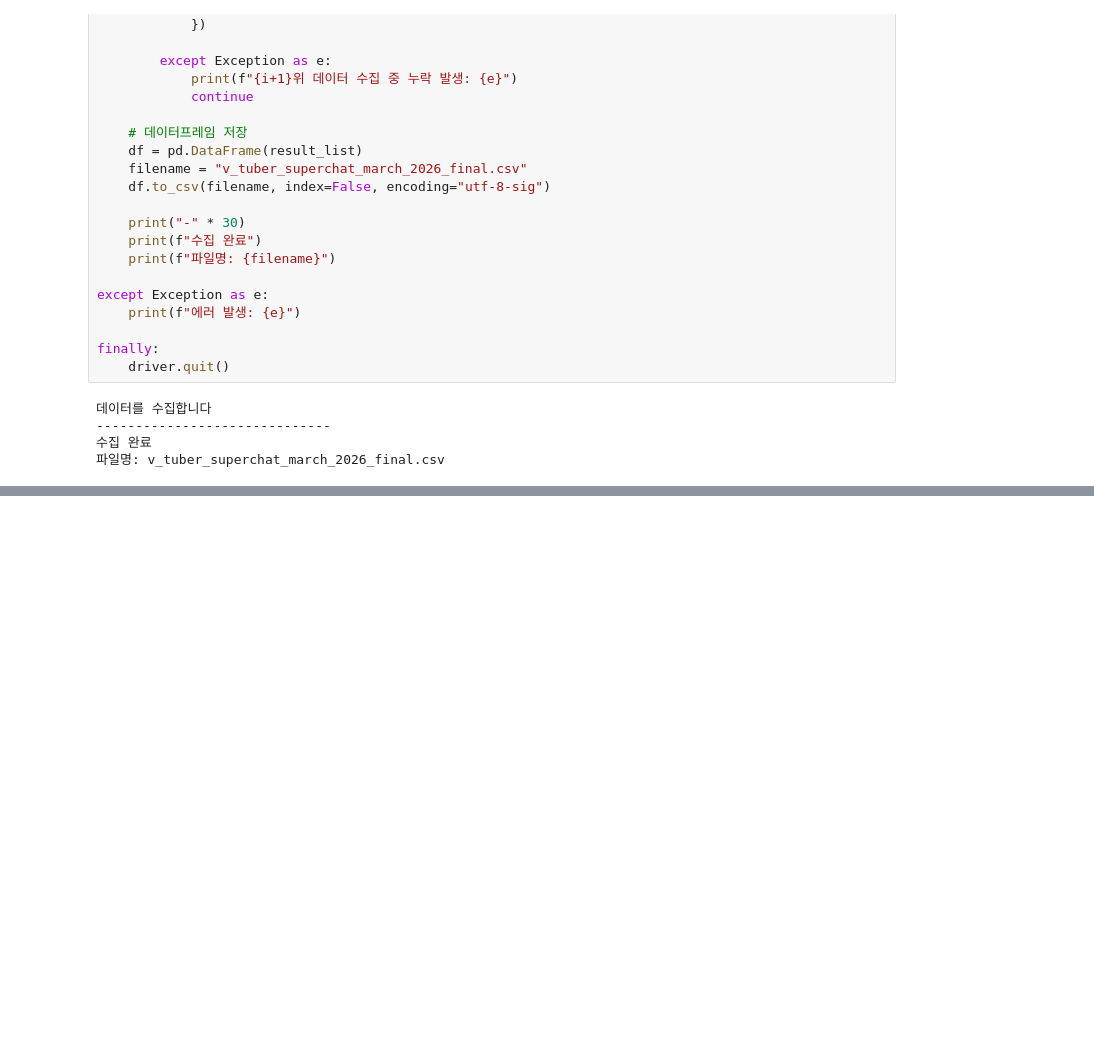
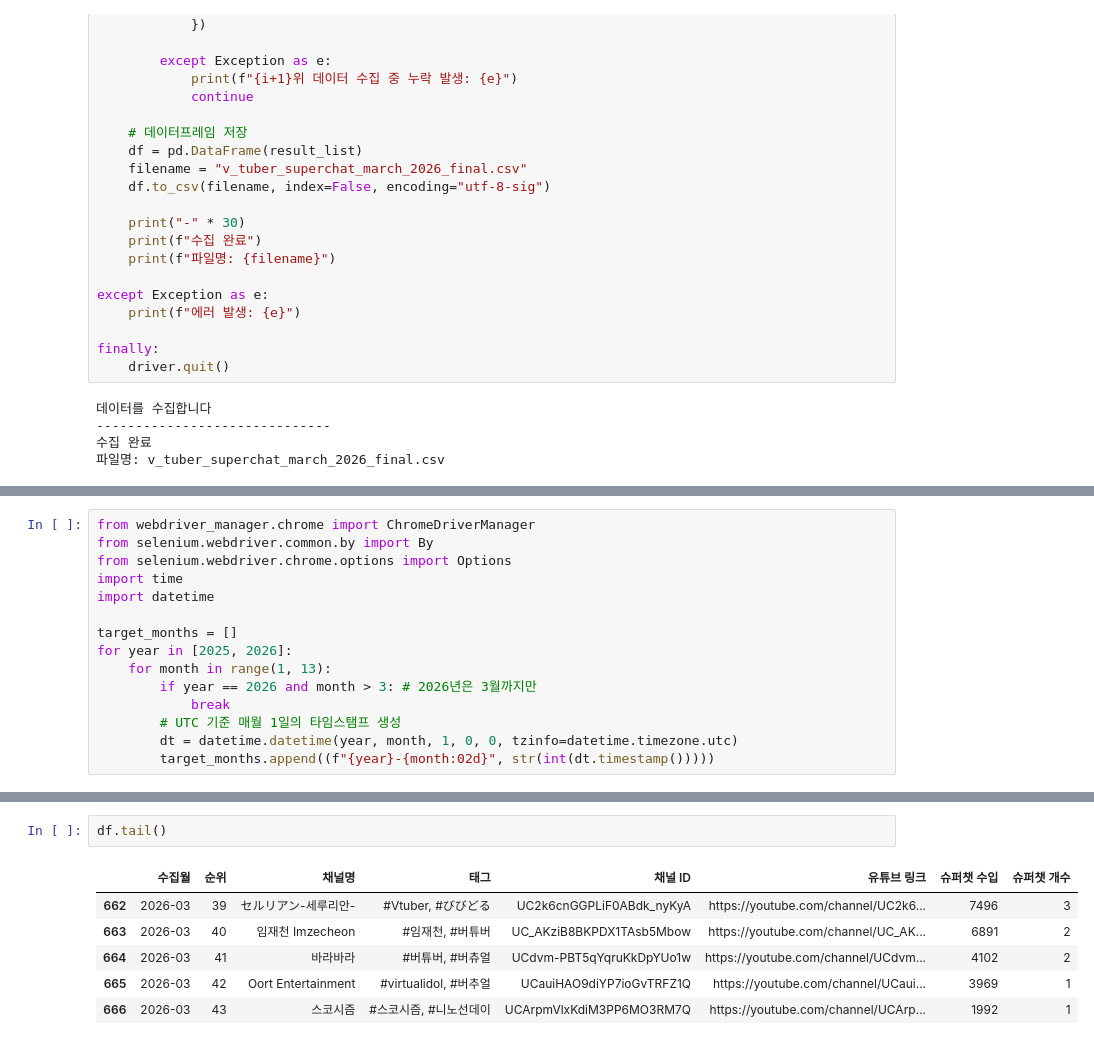
Before and after one commit to LeeSeungBok404/sparta17_data11_final_project, a Jupyter notebook: notebooks/MDH/260415_crawling.ipynb, the cells around one changed output, grey strips where cells are left out. Drawn from its saved outputs; the diff is of its cells as text; blank space fills up the shorter version.

```diff
--- a/notebooks/MDH/260415_crawling.ipynb
+++ b/notebooks/MDH/260415_crawling.ipynb
@@ -567,0 +574,15 @@ finally:
+# %%
+from webdriver_manager.chrome import ChromeDriverManager
+from selenium.webdriver.common.by import By
+from selenium.webdriver.chrome.options import Options
+import time
+import datetime
+
+target_months = []
+for year in [2025, 2026]:
+    for month in range(1, 13):
+        if year == 2026 and month > 3: # 2026년은 3월까지만
+            break
+        # UTC 기준 매월 1일의 타임스탬프 생성
+        dt = datetime.datetime(year, month, 1, 0, 0, tzinfo=datetime.timezone.utc)
+        target_months.append((f"{year}-{month:02d}", str(int(dt.timestamp()))))
@@ -567,0 +722,9 @@ finally:
+# %%
+df.tail()
+# %% [output]
+|  | 수집월 | 순위 | 채널명 | 태그 | 채널 ID | 유튜브 링크 | 슈퍼챗 수입 | 슈퍼챗 개수 |
+| 662 | 2026-03 | 39 | セルリアン-세루리안- | #Vtuber, #びびどる | UC2k6cnGGPLiF0ABdk_nyKyA | https://youtube.com/channel/UC2k6... | 7496 | 3 |
+| 663 | 2026-03 | 40 | 임재천 Imzecheon | #임재천, #버튜버 | UC_AKziB8BKPDX1TAsb5Mbow | https://youtube.com/channel/UC_AK... | 6891 | 2 |
+| 664 | 2026-03 | 41 | 바라바라 | #버튜버, #버츄얼 | UCdvm-PBT5qYqruKkDpYUo1w | https://youtube.com/channel/UCdvm... | 4102 | 2 |
+| 665 | 2026-03 | 42 | Oort Entertainment | #virtualidol, #버추얼 | UCauiHAO9diYP7ioGvTRFZ1Q | https://youtube.com/channel/UCaui... | 3969 | 1 |
+| 666 | 2026-03 | 43 | 스코시즘 | #스코시즘, #니노선데이 | UCArpmVlxKdiM3PP6MO3RM7Q | https://youtube.com/channel/UCArp... | 1992 | 1 |
```
Also changed, not shown: parts of 12 cells of this notebook, 13 other files.
